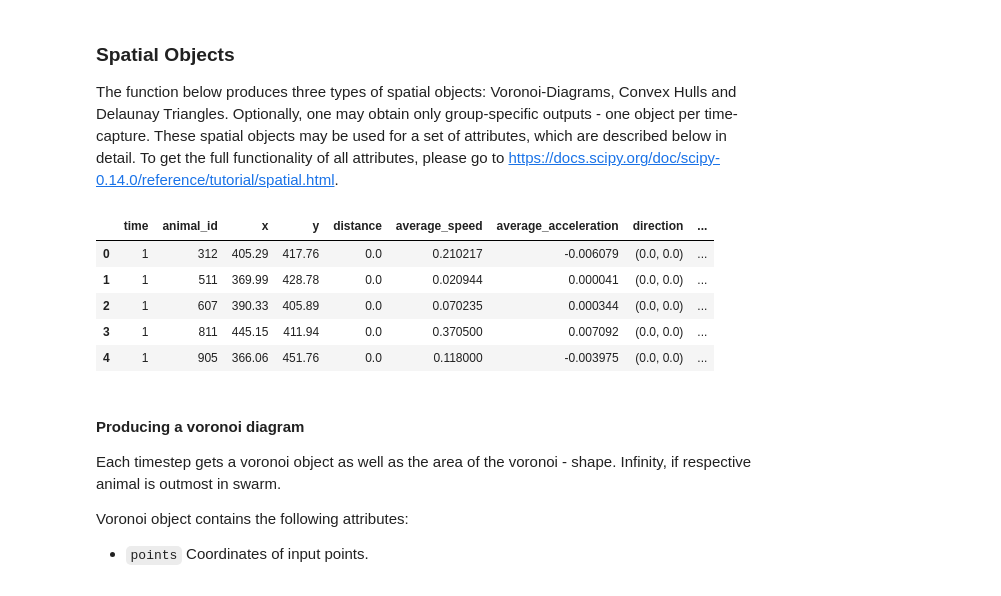
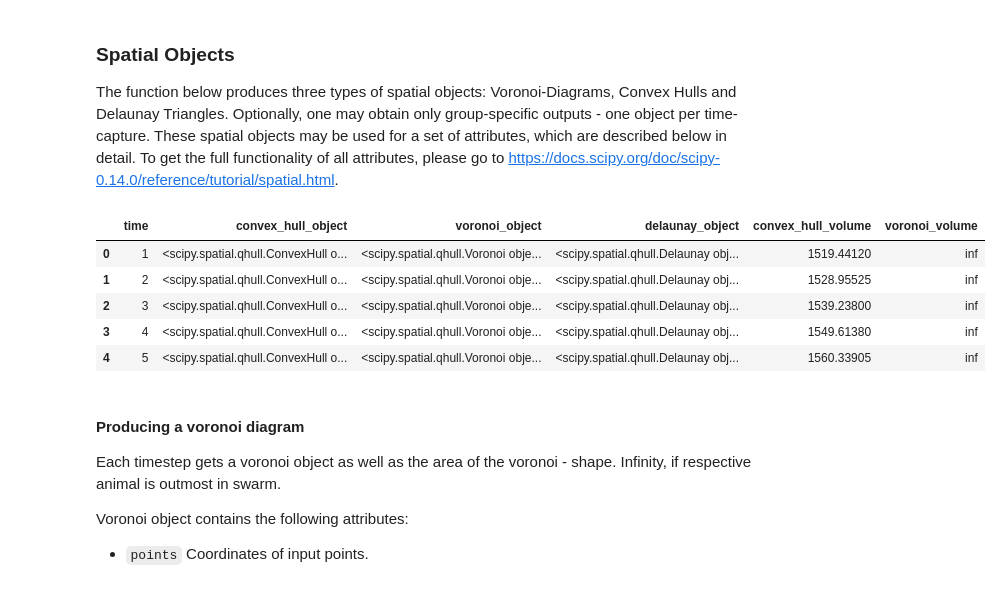
Before and after one commit to dbvis-ukon/movekit, a Jupyter notebook: examples/04_spatial_analysis.ipynb, the cells around one changed output. Cells and saved outputs as stored; diff of their text form; code cells hidden in the pictures.

```diff
--- a/examples/04_spatial_analysis.ipynb
+++ b/examples/04_spatial_analysis.ipynb
@@ -23,15 +23,15 @@ data.head()
 The function below produces three types of spatial objects: Voronoi-Diagrams, Convex Hulls and Delaunay Triangles. Optionally, one may obtain only group-specific outputs - one object per time-capture. These spatial objects may be used for a set of attributes, which are described below in detail.
 To get the full functionality of all attributes, please go to https://docs.scipy.org/doc/scipy-0.14.0/reference/tutorial/spatial.html.
 # %%
-sing_spatial_obj = mkit.get_spatial_objects(data, group_output = False)
-sing_spatial_obj.head()
+spatial_obj = mkit.get_spatial_objects(data, group_output = True)
+spatial_obj.head()
 # %% [output]
-|  | time | animal_id | x | y | distance | average_speed | average_acceleration | direction | ... |
-| 0 | 1 | 312 | 405.29 | 417.76 | 0.0 | 0.210217 | -0.006079 | (0.0, 0.0) | ... |
-| 1 | 1 | 511 | 369.99 | 428.78 | 0.0 | 0.020944 | 0.000041 | (0.0, 0.0) | ... |
-| 2 | 1 | 607 | 390.33 | 405.89 | 0.0 | 0.070235 | 0.000344 | (0.0, 0.0) | ... |
-| 3 | 1 | 811 | 445.15 | 411.94 | 0.0 | 0.370500 | 0.007092 | (0.0, 0.0) | ... |
-| 4 | 1 | 905 | 366.06 | 451.76 | 0.0 | 0.118000 | -0.003975 | (0.0, 0.0) | ... |
+|  | time | convex_hull_object | voronoi_object | delaunay_object | convex_hull_volume | voronoi_volume |
+| 0 | 1 | <scipy.spatial.qhull.ConvexHull o... | <scipy.spatial.qhull.Voronoi obje... | <scipy.spatial.qhull.Delaunay obj... | 1519.44120 | inf |
+| 1 | 2 | <scipy.spatial.qhull.ConvexHull o... | <scipy.spatial.qhull.Voronoi obje... | <scipy.spatial.qhull.Delaunay obj... | 1528.95525 | inf |
+| 2 | 3 | <scipy.spatial.qhull.ConvexHull o... | <scipy.spatial.qhull.Voronoi obje... | <scipy.spatial.qhull.Delaunay obj... | 1539.23800 | inf |
+| 3 | 4 | <scipy.spatial.qhull.ConvexHull o... | <scipy.spatial.qhull.Voronoi obje... | <scipy.spatial.qhull.Delaunay obj... | 1549.61380 | inf |
+| 4 | 5 | <scipy.spatial.qhull.ConvexHull o... | <scipy.spatial.qhull.Voronoi obje... | <scipy.spatial.qhull.Delaunay obj... | 1560.33905 | inf |
 # %% [markdown]
 #### Producing a voronoi diagram
 Each timestep gets a voronoi object as well as the area of the voronoi - shape. Infinity, if respective animal is outmost in swarm.
```
Also changed, not shown: parts of 1 cell of this notebook, 1 other file.
